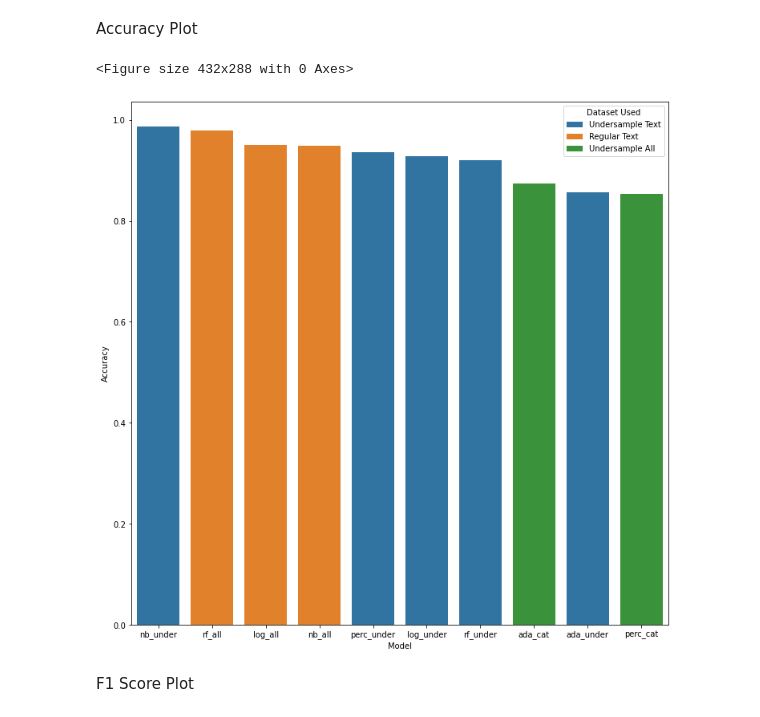
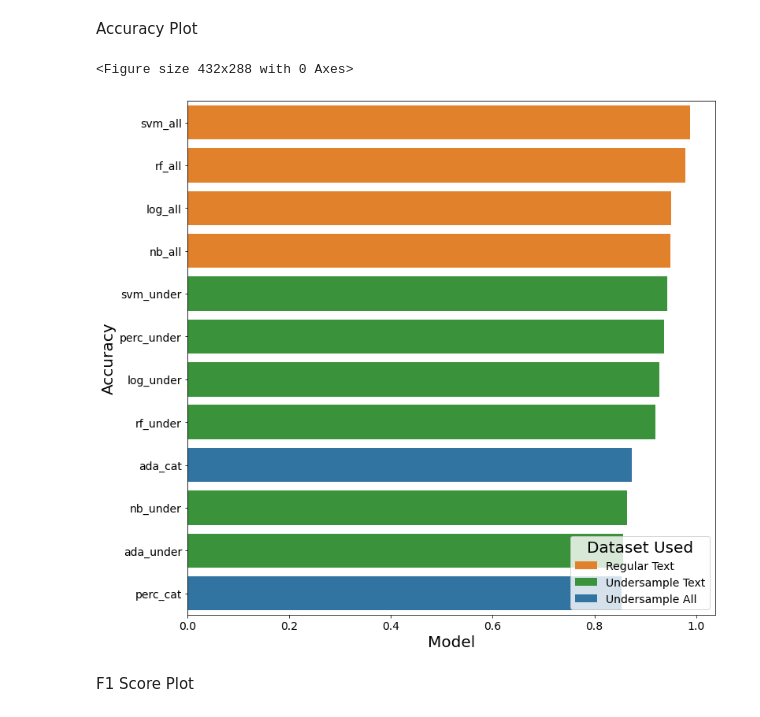
Before and after one commit to hunterblum/Job-Fraud-Detection, a Jupyter notebook: Group2_ML_Final.ipynb, the cells around one changed output. Saved outputs shown, nothing was run; the diff lists cells and outputs as text; code cells hidden in the pictures.

Commit message:
Fixed Graphs

```diff
--- a/Group2_ML_Final.ipynb
+++ b/Group2_ML_Final.ipynb
@@ -1647,6 +1640,9 @@ Results_mat = np.array([['perc_under', 0.9365994236311239, 0.9312500000000001,
        ['log_under', 0.9279538904899135, 0.9279538904899135,
         'Undersample Text'],
        ['nb_all', 0.9491051454138703, 0.0, 'Regular Text'],
-       ['nb_under', 0.9874161073825504, 0.8645533141210375,
-        'Undersample Text']], dtype=object)
-Results_2 = pd.DataFrame(Results_mat)
+       ['nb_under', 0.8645533141210374, 0.8645533141210375,
+        'Undersample Text'],
+       ['svm_all', 0.9874161073825504, 0.8615384615384616, 'Regular Text'],
+       ['svm_under', 0.9423631123919308, 0.9386503067484663, 'Undersample Text']
+        ], dtype=object)
+Results_2 = pd.DataFrame(Results_mat, columns=['Model', 'Accuracy', 'F1 Score', 'Dataset Used'])
@@ -1653,14 +1665,21 @@ Results_2 = pd.DataFrame(Results_mat)
 # %% [markdown]
 Accuracy Plot
 # %%
-Results_acc = Results.sort_values(by=['Accuracy'], ascending=False)
+Results_acc = Results_2.sort_values(by=['Accuracy'], ascending=False)
 plt.clf()
 plt.figure(figsize=[12,12])
-sns.barplot(x = 'Model', y = 'Accuracy', hue = 'Dataset Used', data = Results_acc, dodge=False)
+plotac = sns.barplot(y = 'Model', x = 'Accuracy', hue = 'Dataset Used', data = Results_acc, dodge=False,
+            palette = {'Regular Text' : 'tab:orange', 'Undersample Text': 'tab:green', 'Undersample All': 'tab:blue',})
+plt.xlabel('Model',fontsize = 20)
+plt.ylabel('Accuracy',fontsize =20)
+plt.xticks(fontsize =14)
+plt.yticks(fontsize = 14)
+legend = plt.legend(loc = 'lower right', title = 'Dataset Used', fontsize = 14)
+plt.setp(legend.get_title(), fontsize = 20)
 plt.show()
 # %% [output]
 <Figure size 432x288 with 0 Axes>
-[figure, old version]
+[figure, new version]
 # %% [markdown]
 F1 Score Plot
 # %%
```
Also changed, not shown: parts of 7 cells of this notebook.
